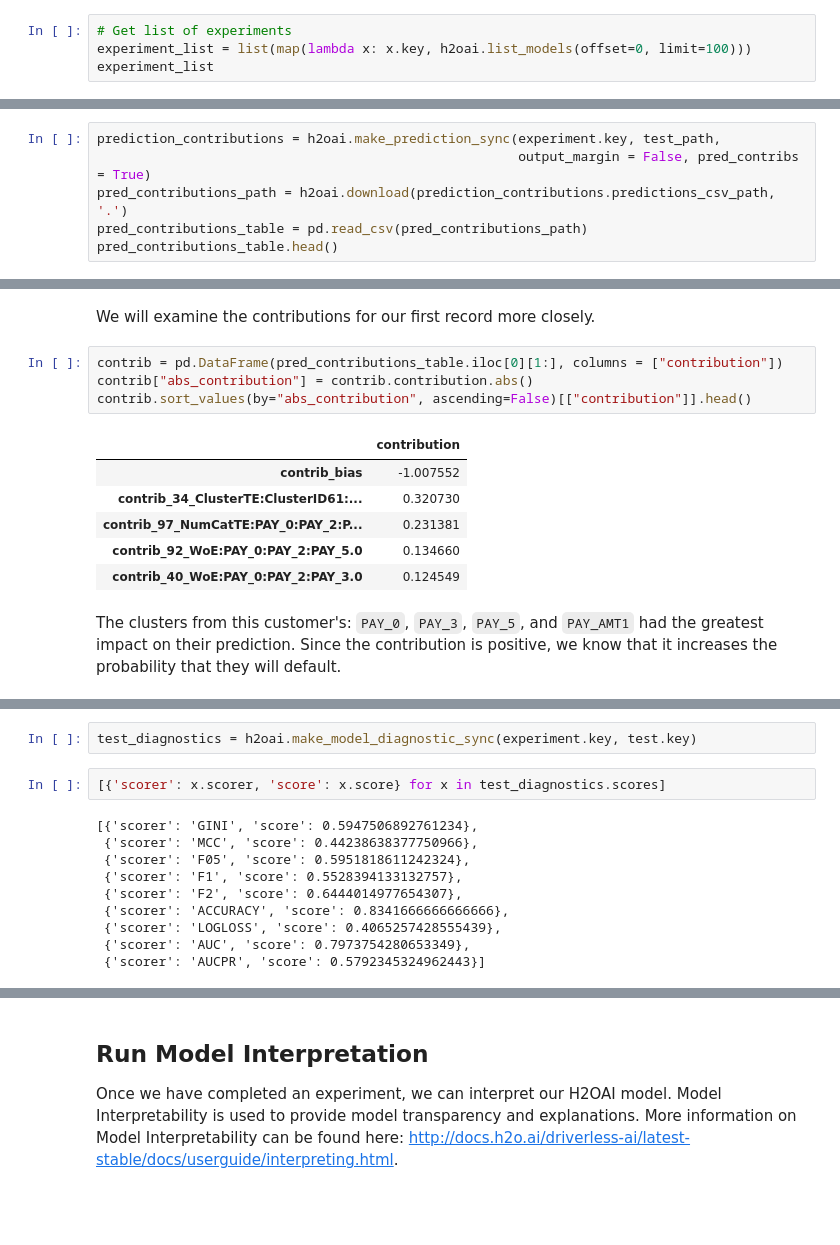
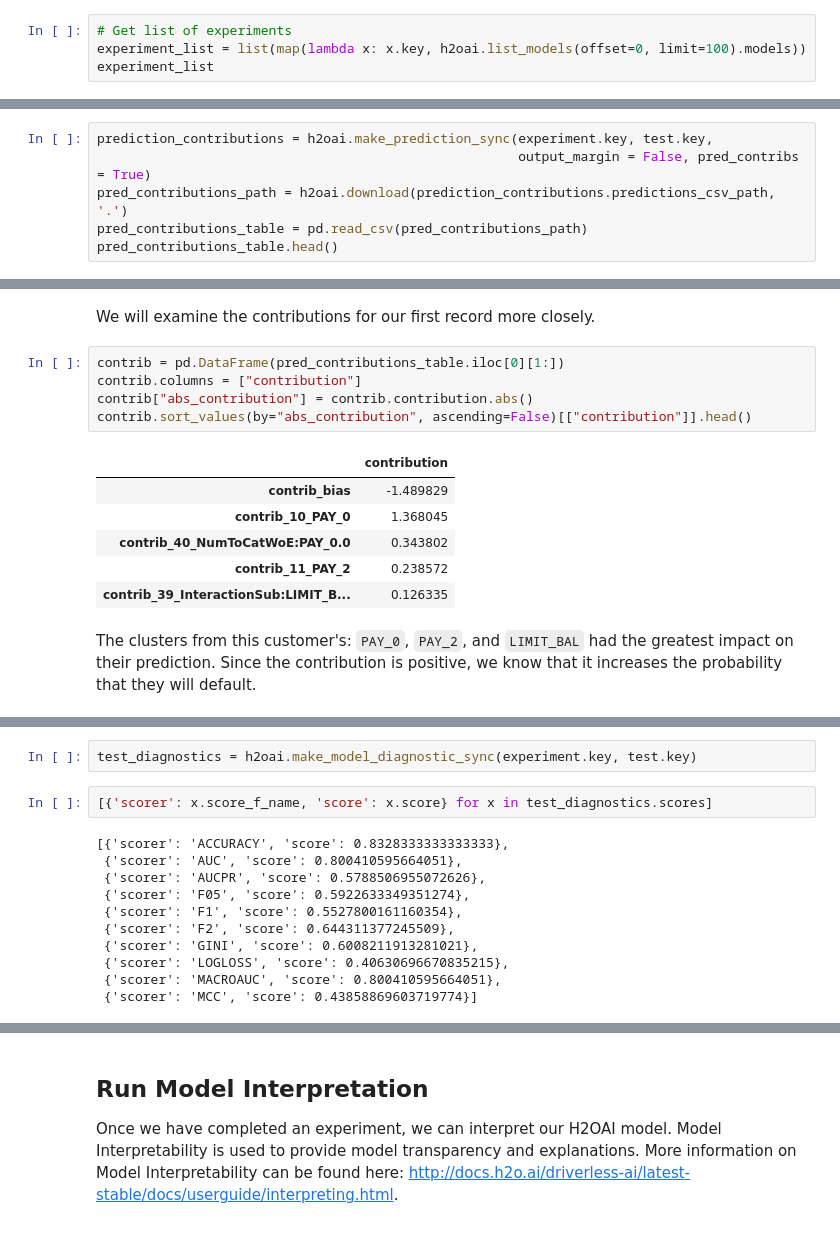
Before and after one commit to h2oai/driverlessai-tutorials, a Jupyter notebook: driverlessai_experiments/iid/credit_card_experiment/credit_card_default.ipynb, the cells around one changed output, grey strips where cells are left out. Cells and saved outputs as stored; diff of their text form.

```diff
--- a/driverlessai_experiments/iid/credit_card_experiment/credit_card_default.ipynb
+++ b/driverlessai_experiments/iid/credit_card_experiment/credit_card_default.ipynb
@@ -270,6 +271,6 @@ It is also possible to use the Python API to examine an experiment that was star
 You can get a pointer to the experiment by referencing the experiment key in the Web UI.
 # %%
 # Get list of experiments
-experiment_list = list(map(lambda x: x.key, h2oai.list_models(offset=0, limit=100)))
+experiment_list = list(map(lambda x: x.key, h2oai.list_models(offset=0, limit=100).models))
 experiment_list
 # %% [output]
@@ -302,7 +303,7 @@ pred_table.head()
 # %% [markdown]
 We can also get the contribution each feature had to the final prediction by setting `pred_contribs = True`.  This will give us an idea of how each feature effects the predictions.
 # %%
-prediction_contributions = h2oai.make_prediction_sync(experiment.key, test_path,
+prediction_contributions = h2oai.make_prediction_sync(experiment.key, test.key,
                                                       output_margin = False, pred_contribs = True)
 pred_contributions_path = h2oai.download(prediction_contributions.predictions_csv_path, '.')
 pred_contributions_table = pd.read_csv(pred_contributions_path)
@@ -318,18 +319,19 @@ pred_contributions_table.head()
 # %% [markdown]
 We will examine the contributions for our first record more closely.
 # %%
-contrib = pd.DataFrame(pred_contributions_table.iloc[0][1:], columns = ["contribution"])
+contrib = pd.DataFrame(pred_contributions_table.iloc[0][1:])
+contrib.columns = ["contribution"]
 contrib["abs_contribution"] = contrib.contribution.abs()
 contrib.sort_values(by="abs_contribution", ascending=False)[["contribution"]].head()
 # %% [output]
 |  | contribution |
-| contrib_bias | -1.007552 |
-| contrib_34_ClusterTE:ClusterID61:... | 0.320730 |
-| contrib_97_NumCatTE:PAY_0:PAY_2:P... | 0.231381 |
-| contrib_92_WoE:PAY_0:PAY_2:PAY_5.0 | 0.134660 |
-| contrib_40_WoE:PAY_0:PAY_2:PAY_3.0 | 0.124549 |
+| contrib_bias | -1.489829 |
+| contrib_10_PAY_0 | 1.368045 |
+| contrib_40_NumToCatWoE:PAY_0.0 | 0.343802 |
+| contrib_11_PAY_2 | 0.238572 |
+| contrib_39_InteractionSub:LIMIT_B... | 0.126335 |
 # %% [markdown]
-The clusters from this customer's: `PAY_0`, `PAY_3`, `PAY_5`, and `PAY_AMT1` had the greatest impact on their prediction.  Since the contribution is positive, we know that it increases the probability that they will default.
+The clusters from this customer's: `PAY_0`, `PAY_2`, and `LIMIT_BAL` had the greatest impact on their prediction.  Since the contribution is positive, we know that it increases the probability that they will default.
 # %% [markdown]
 ## Model Diagnostics on New Data
 
@@ -344,17 +346,18 @@ The example below performs model diagnostics on the test dataset but any data wi
 # %%
 test_diagnostics = h2oai.make_model_diagnostic_sync(experiment.key, test.key)
 # %%
-[{'scorer': x.scorer, 'score': x.score} for x in test_diagnostics.scores]
+[{'scorer': x.score_f_name, 'score': x.score} for x in test_diagnostics.scores]
 # %% [output]
-[{'scorer': 'GINI', 'score': 0.5947506892761234},
- {'scorer': 'MCC', 'score': 0.44238638377750966},
- {'scorer': 'F05', 'score': 0.5951818611242324},
- {'scorer': 'F1', 'score': 0.5528394133132757},
- {'scorer': 'F2', 'score': 0.6444014977654307},
- {'scorer': 'ACCURACY', 'score': 0.8341666666666666},
- {'scorer': 'LOGLOSS', 'score': 0.4065257428555439},
- {'scorer': 'AUC', 'score': 0.7973754280653349},
- {'scorer': 'AUCPR', 'score': 0.5792345324962443}]
+[{'scorer': 'ACCURACY', 'score': 0.8328333333333333},
+ {'scorer': 'AUC', 'score': 0.800410595664051},
+ {'scorer': 'AUCPR', 'score': 0.5788506955072626},
+ {'scorer': 'F05', 'score': 0.5922633349351274},
+ {'scorer': 'F1', 'score': 0.5527800161160354},
+ {'scorer': 'F2', 'score': 0.644311377245509},
+ {'scorer': 'GINI', 'score': 0.6008211913281021},
+ {'scorer': 'LOGLOSS', 'score': 0.40630696670835215},
+ {'scorer': 'MACROAUC', 'score': 0.800410595664051},
+ {'scorer': 'MCC', 'score': 0.43858869603719774}]
 # %% [markdown]
 Here is the same model diagnostics displayed in the UI:
 
```
Also changed, not shown: parts of 24 cells of this notebook, 10 other files.
